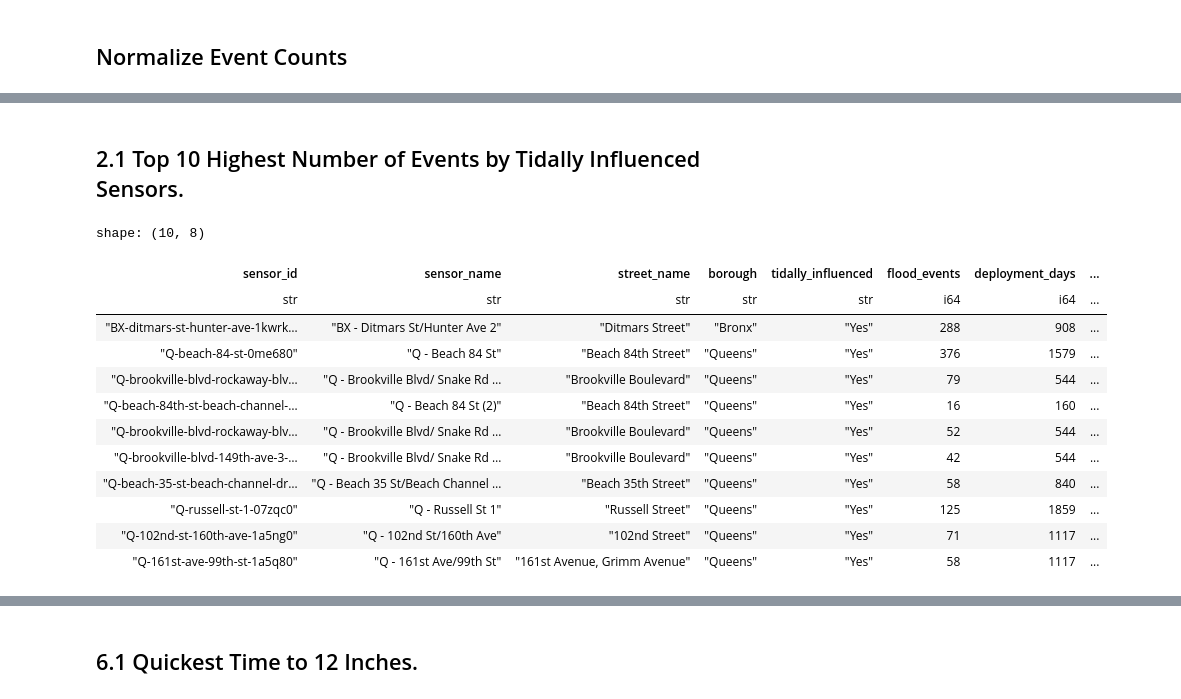
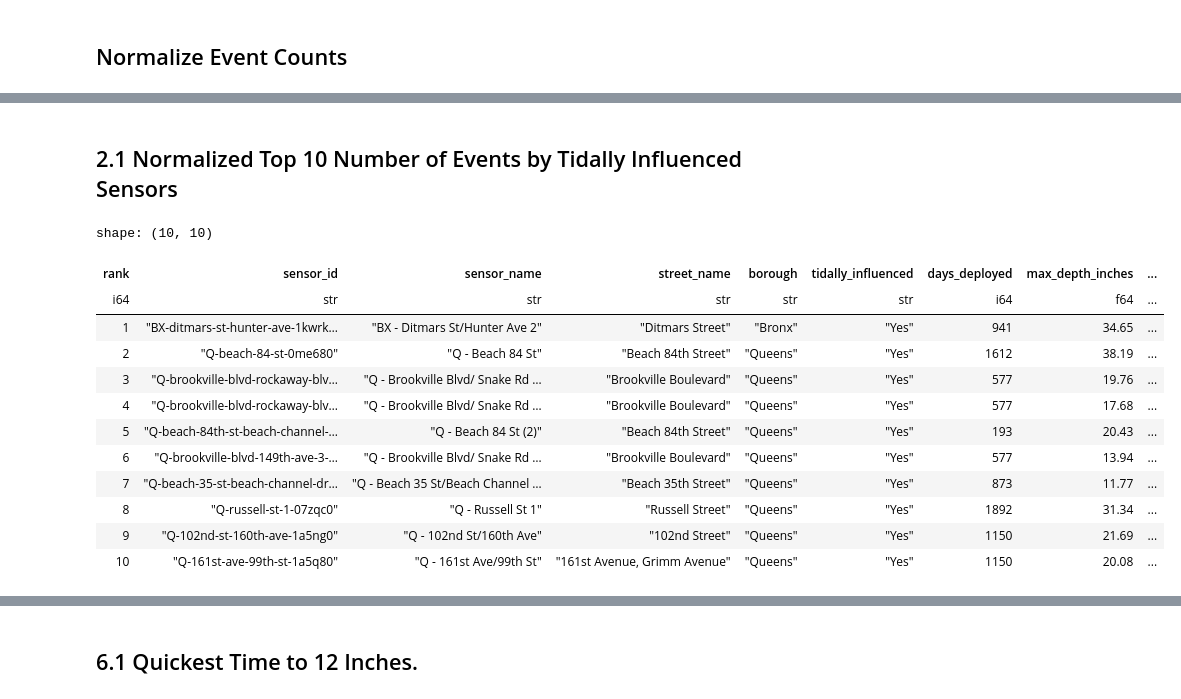
Before and after one commit to mebauer/floodnet-nyc-tutorial, a Jupyter notebook: 02-sensor-rankings.ipynb, the cells around one changed output, grey strips where cells are left out. Saved outputs shown, nothing was run; the diff lists cells and outputs as text; code cells hidden in the pictures.

Commit message:
refactor 02-sensor-rankings notebook

```diff
--- a/02-sensor-rankings.ipynb
+++ b/02-sensor-rankings.ipynb
@@ -46,21 +120,27 @@ sensor-metadata.csv
 # %%
-# read in flood sensor deployments as dataframe
+# 1) read in flood sensor deployments as dataframe
 metadata_path = "data/sensor-metadata.csv"
 metadata_df = pl.read_csv(metadata_path, try_parse_dates=True)
 
 # inspect the shape of the data
 n_rows, n_columns = metadata_df.shape
-print("Metadata:")
+print("Metadata shape:")
 print(f"Number of rows: {n_rows}")
 print(f"Number of columns: {n_columns}")
 
-# read in flood events as dataframe
+# 2) read in flood events as dataframe
 events_path = "data/flood-events.csv"
-events_df = pl.read_csv(events_path, infer_schema_length=100000, try_parse_dates=True)
+events_df = pl.read_csv(
+    events_path,
+    # some columns have sparce data, need to expand the row count
+    infer_schema_length=100000,
+    try_parse_dates=True
+)
 
 # inspect the shape of the data
 n_rows, n_columns = events_df.shape
-print("\nFlood Events:")
+
+print("\nFlood Events shape:")
 print(f"Number of rows: {n_rows:,}")
 print(f"Number of columns: {n_columns}")
 # %% [output]
@@ -353,29 +670,40 @@ shape: (10, 8)
 # %% [markdown]
-## 2.1 Top 10 Highest Number of Events by Tidally Influenced Sensors.
+## 2.1 Normalized Top 10 Number of Events by Tidally Influenced Sensors
 # %%
 sql = """
     SELECT
-        *,
-        ROUND(flood_events / deployment_days * (365 / 12.), 2) AS flood_events_per_month
-    FROM flood_events
-    JOIN deployment_days USING (sensor_id)
-    WHERE tidally_influenced == 'Yes'
+        ROW_NUMBER() OVER (
+            ORDER BY flood_events_per_month DESC
+        ) AS rank,
+        sensor_id,
+        sensor_name,
+        street_name,
+        borough,
+        tidally_influenced,
+        days_deployed,
+        max_depth_inches,
+        flood_events,
+        flood_events_per_month
+    FROM events_per_month_df
+    WHERE tidally_influenced = 'Yes'
     ORDER BY flood_events_per_month DESC
     LIMIT 10
 """
 
-duckdb.sql(sql).pl()
+ranked_df = duckdb.sql(sql).pl()
+
+ranked_df
 # %% [output]
-shape: (10, 8)
+shape: (10, 10)
-| sensor_id | sensor_name | street_name | borough | tidally_influenced | flood_events | deployment_days | ... |
-| str | str | str | str | str | i64 | i64 | ... |
-| "BX-ditmars-st-hunter-ave-1kwrk… | "BX - Ditmars St/Hunter Ave 2" | "Ditmars Street" | "Bronx" | "Yes" | 288 | 908 | ... |
-| "Q-beach-84-st-0me680" | "Q - Beach 84 St" | "Beach 84th Street" | "Queens" | "Yes" | 376 | 1579 | ... |
-| "Q-brookville-blvd-rockaway-blv… | "Q - Brookville Blvd/ Snake Rd … | "Brookville Boulevard" | "Queens" | "Yes" | 79 | 544 | ... |
-| "Q-beach-84th-st-beach-channel-… | "Q - Beach 84 St (2)" | "Beach 84th Street" | "Queens" | "Yes" | 16 | 160 | ... |
-| "Q-brookville-blvd-rockaway-blv… | "Q - Brookville Blvd/ Snake Rd … | "Brookville Boulevard" | "Queens" | "Yes" | 52 | 544 | ... |
-| "Q-brookville-blvd-149th-ave-3-… | "Q - Brookville Blvd/ Snake Rd … | "Brookville Boulevard" | "Queens" | "Yes" | 42 | 544 | ... |
-| "Q-beach-35-st-beach-channel-dr… | "Q - Beach 35 St/Beach Channel … | "Beach 35th Street" | "Queens" | "Yes" | 58 | 840 | ... |
-| "Q-russell-st-1-07zqc0" | "Q - Russell St 1" | "Russell Street" | "Queens" | "Yes" | 125 | 1859 | ... |
-| "Q-102nd-st-160th-ave-1a5ng0" | "Q - 102nd St/160th Ave" | "102nd Street" | "Queens" | "Yes" | 71 | 1117 | ... |
-| "Q-161st-ave-99th-st-1a5q80" | "Q - 161st Ave/99th St" | "161st Avenue, Grimm Avenue" | "Queens" | "Yes" | 58 | 1117 | ... |
+| rank | sensor_id | sensor_name | street_name | borough | tidally_influenced | days_deployed | max_depth_inches | ... |
+| i64 | str | str | str | str | str | i64 | f64 | ... |
+| 1 | "BX-ditmars-st-hunter-ave-1kwrk… | "BX - Ditmars St/Hunter Ave 2" | "Ditmars Street" | "Bronx" | "Yes" | 941 | 34.65 | ... |
+| 2 | "Q-beach-84-st-0me680" | "Q - Beach 84 St" | "Beach 84th Street" | "Queens" | "Yes" | 1612 | 38.19 | ... |
+| 3 | "Q-brookville-blvd-rockaway-blv… | "Q - Brookville Blvd/ Snake Rd … | "Brookville Boulevard" | "Queens" | "Yes" | 577 | 19.76 | ... |
+| 4 | "Q-brookville-blvd-rockaway-blv… | "Q - Brookville Blvd/ Snake Rd … | "Brookville Boulevard" | "Queens" | "Yes" | 577 | 17.68 | ... |
+| 5 | "Q-beach-84th-st-beach-channel-… | "Q - Beach 84 St (2)" | "Beach 84th Street" | "Queens" | "Yes" | 193 | 20.43 | ... |
+| 6 | "Q-brookville-blvd-149th-ave-3-… | "Q - Brookville Blvd/ Snake Rd … | "Brookville Boulevard" | "Queens" | "Yes" | 577 | 13.94 | ... |
+| 7 | "Q-beach-35-st-beach-channel-dr… | "Q - Beach 35 St/Beach Channel … | "Beach 35th Street" | "Queens" | "Yes" | 873 | 11.77 | ... |
+| 8 | "Q-russell-st-1-07zqc0" | "Q - Russell St 1" | "Russell Street" | "Queens" | "Yes" | 1892 | 31.34 | ... |
+| 9 | "Q-102nd-st-160th-ave-1a5ng0" | "Q - 102nd St/160th Ave" | "102nd Street" | "Queens" | "Yes" | 1150 | 21.69 | ... |
+| 10 | "Q-161st-ave-99th-st-1a5q80" | "Q - 161st Ave/99th St" | "161st Avenue, Grimm Avenue" | "Queens" | "Yes" | 1150 | 20.08 | ... |
```
Also changed, not shown: parts of 73 cells of this notebook.
